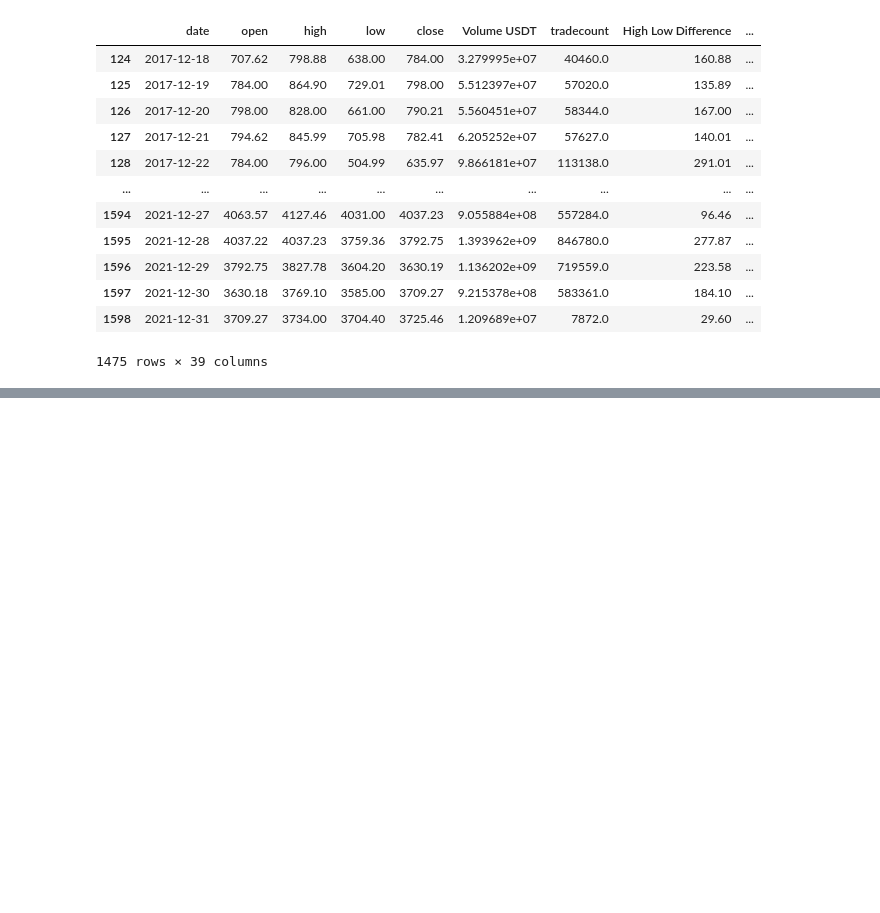
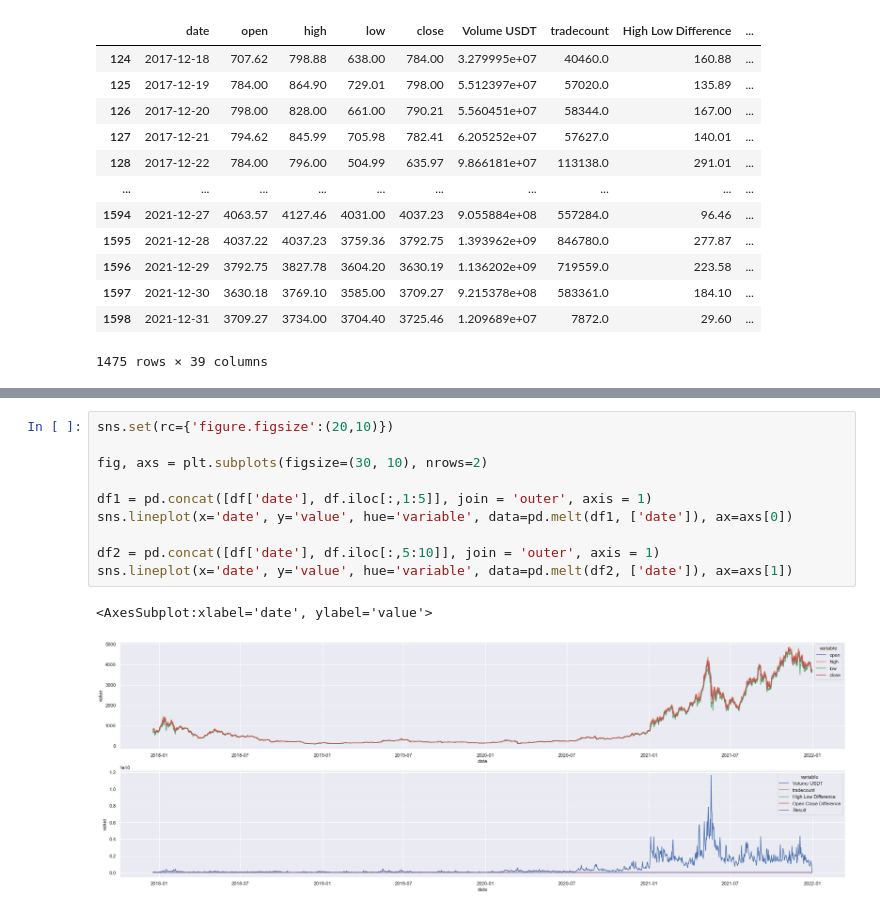
Before and after one commit to GZabalaG/crypto_bot, a Jupyter notebook: data_processor/Datafram Analysis.ipynb, the cells around one changed output, grey strips where cells are left out. Saved outputs shown, nothing was run; the diff lists cells and outputs as text; blank space fills up the shorter version.

```diff
--- a/data_processor/Datafram Analysis.ipynb
+++ b/data_processor/Datafram Analysis.ipynb
@@ -111,0 +100,13 @@ df.plot(x = 'date', y = 'Open Close Difference')
+# %%
+sns.set(rc={'figure.figsize':(20,10)})
+
+fig, axs = plt.subplots(figsize=(30, 10), nrows=2)
+
+df1 = pd.concat([df['date'], df.iloc[:,1:5]], join = 'outer', axis = 1)
+sns.lineplot(x='date', y='value', hue='variable', data=pd.melt(df1, ['date']), ax=axs[0])
+
+df2 = pd.concat([df['date'], df.iloc[:,5:10]], join = 'outer', axis = 1)
+sns.lineplot(x='date', y='value', hue='variable', data=pd.melt(df2, ['date']), ax=axs[1])
+# %% [output]
+<AxesSubplot:xlabel='date', ylabel='value'>
+[figure, added]
```
Also changed, not shown: parts of 2 cells of this notebook, 1 other file.
